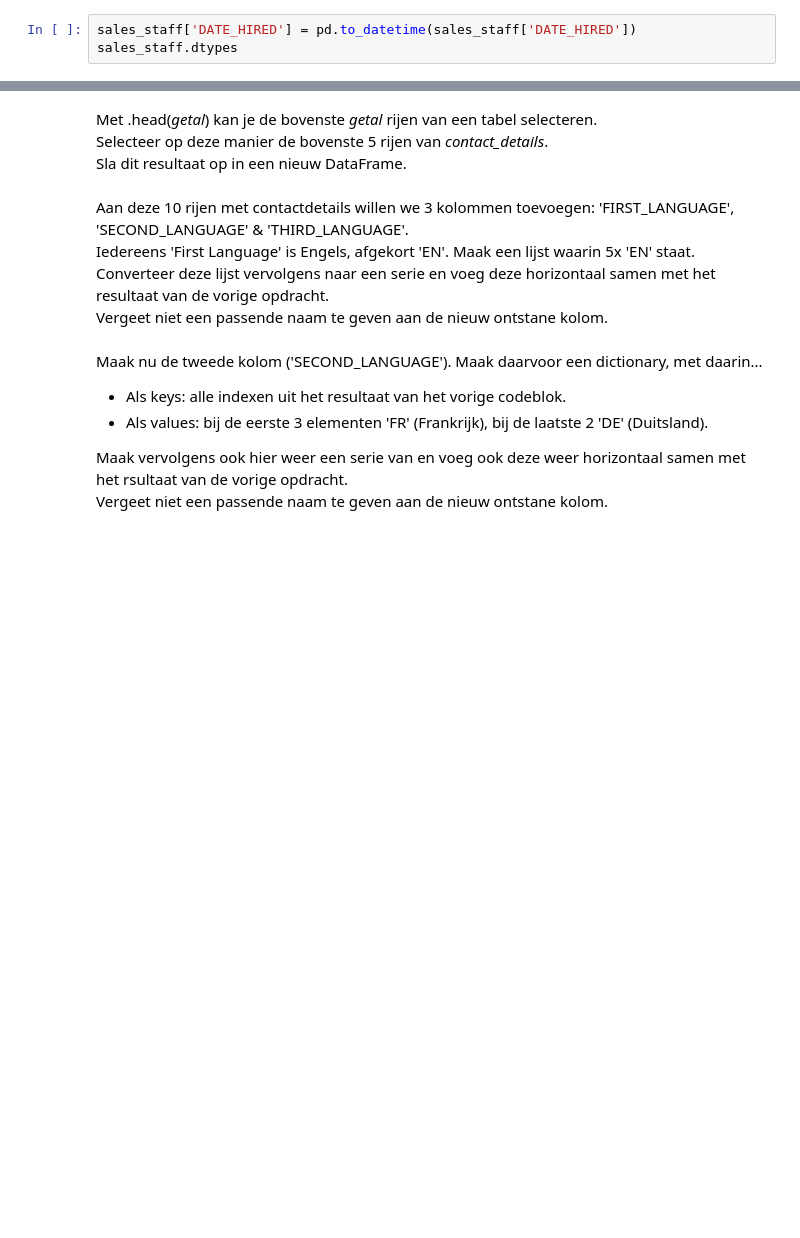
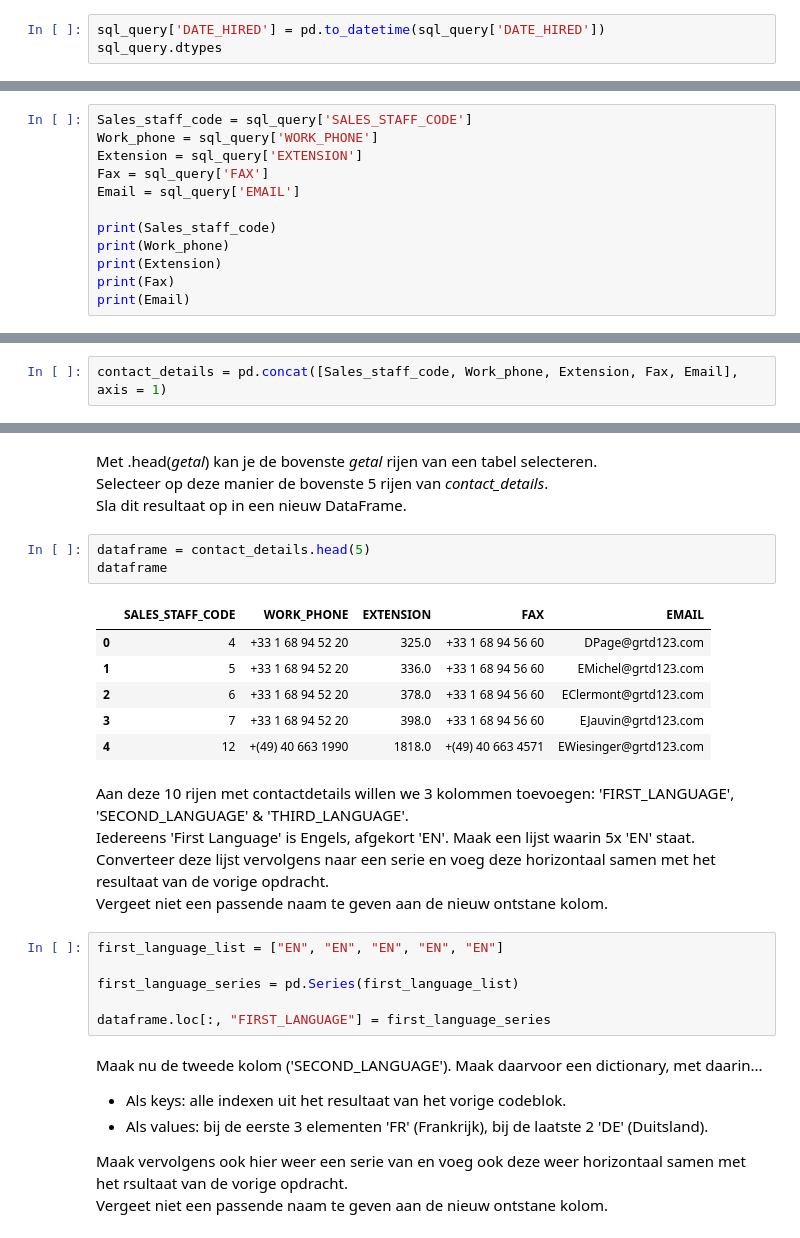
Before and after one commit to ImNeroche/Sem4_Deds, a Jupyter notebook: DEDS_WC_1.1b_Opdrachten.ipynb, the cells around one changed output, grey strips where cells are left out. Cells and saved outputs as stored; diff of their text form; blank space fills up the shorter version.

```diff
--- a/DEDS_WC_1.1b_Opdrachten.ipynb
+++ b/DEDS_WC_1.1b_Opdrachten.ipynb
@@ -42,5 +79,5 @@ Gebruik de gecreëerde databaseconnectie om de resultaten van de volgende query
 # %% [markdown]
 Zoals je misschien al hebt gezien in DB Browser, zijn datums als TEXT opgeslagen, en niet als DATE, DATETIME o.i.d. Hier moeten we dus nog even "typische datumkolommen" van maken. Dat doen we met de volgende code:
 # %%
-sales_staff['DATE_HIRED'] = pd.to_datetime(sales_staff['DATE_HIRED'])
-sales_staff.dtypes
+sql_query['DATE_HIRED'] = pd.to_datetime(sql_query['DATE_HIRED'])
+sql_query.dtypes
@@ -61,3 +115,15 @@ De volgende 5 kolommen hebben betrekking op de contactdetails van elke medewerke
 - EMAIL
 
 Maak van elk van deze 5 kolommen een serie.
+# %%
+Sales_staff_code = sql_query['SALES_STAFF_CODE']
+Work_phone = sql_query['WORK_PHONE']
+Extension = sql_query['EXTENSION']
+Fax = sql_query['FAX']
+Email = sql_query['EMAIL']
+
+print(Sales_staff_code)
+print(Work_phone)
+print(Extension)
+print(Fax)
+print(Email)
@@ -64,17 +148,35 @@ Maak van elk van deze 5 kolommen een serie.
 # %% [markdown]
 Zet allevijf gecreëerde series als kolommen naast elkaar in een DataFrame (*contact_details*). Gebruik pd.concat(...)<br>
 Hulpvraag: welke waarde geef je aan de axis-parameter?
+# %%
+contact_details = pd.concat([Sales_staff_code, Work_phone, Extension, Fax, Email], axis = 1)
 # %% [markdown]
 ## Series en DataFrames maken vanuit lists en dictionaries
 # %% [markdown]
 Met .head(*getal*) kan je de bovenste *getal* rijen van een tabel selecteren.<br>
 Selecteer op deze manier de bovenste 5 rijen van *contact_details*.<br>
 Sla dit resultaat op in een nieuw DataFrame.
+# %%
+dataframe = contact_details.head(5)
+dataframe
+# %% [output]
+|  | SALES_STAFF_CODE | WORK_PHONE | EXTENSION | FAX | EMAIL |
+| 0 | 4 | +33 1 68 94 52 20 | 325.0 | +33 1 68 94 56 60 | DPage@grtd123.com |
+| 1 | 5 | +33 1 68 94 52 20 | 336.0 | +33 1 68 94 56 60 | EMichel@grtd123.com |
+| 2 | 6 | +33 1 68 94 52 20 | 378.0 | +33 1 68 94 56 60 | EClermont@grtd123.com |
+| 3 | 7 | +33 1 68 94 52 20 | 398.0 | +33 1 68 94 56 60 | EJauvin@grtd123.com |
+| 4 | 12 | +(49) 40 663 1990 | 1818.0 | +(49) 40 663 4571 | EWiesinger@grtd123.com |
 # %% [markdown]
 Aan deze 10 rijen met contactdetails willen we 3 kolommen toevoegen: 'FIRST_LANGUAGE', 'SECOND_LANGUAGE' & 'THIRD_LANGUAGE'.<br>
 Iedereens 'First Language' is Engels, afgekort 'EN'. Maak een lijst waarin 5x 'EN' staat.<br>
 Converteer deze lijst vervolgens naar een serie en voeg deze horizontaal samen met het resultaat van de vorige opdracht.<br>
 Vergeet niet een passende naam te geven aan de nieuw ontstane kolom.
+# %%
+first_language_list = ["EN", "EN", "EN", "EN", "EN"]
+
+first_language_series = pd.Series(first_language_list)
+
+dataframe.loc[:, "FIRST_LANGUAGE"] = first_language_series
 # %% [markdown]
 Maak nu de tweede kolom ('SECOND_LANGUAGE'). Maak daarvoor een dictionary, met daarin...
 - Als keys: alle indexen uit het resultaat van het vorige codeblok.
```
Also changed, not shown: parts of 22 cells of this notebook.
